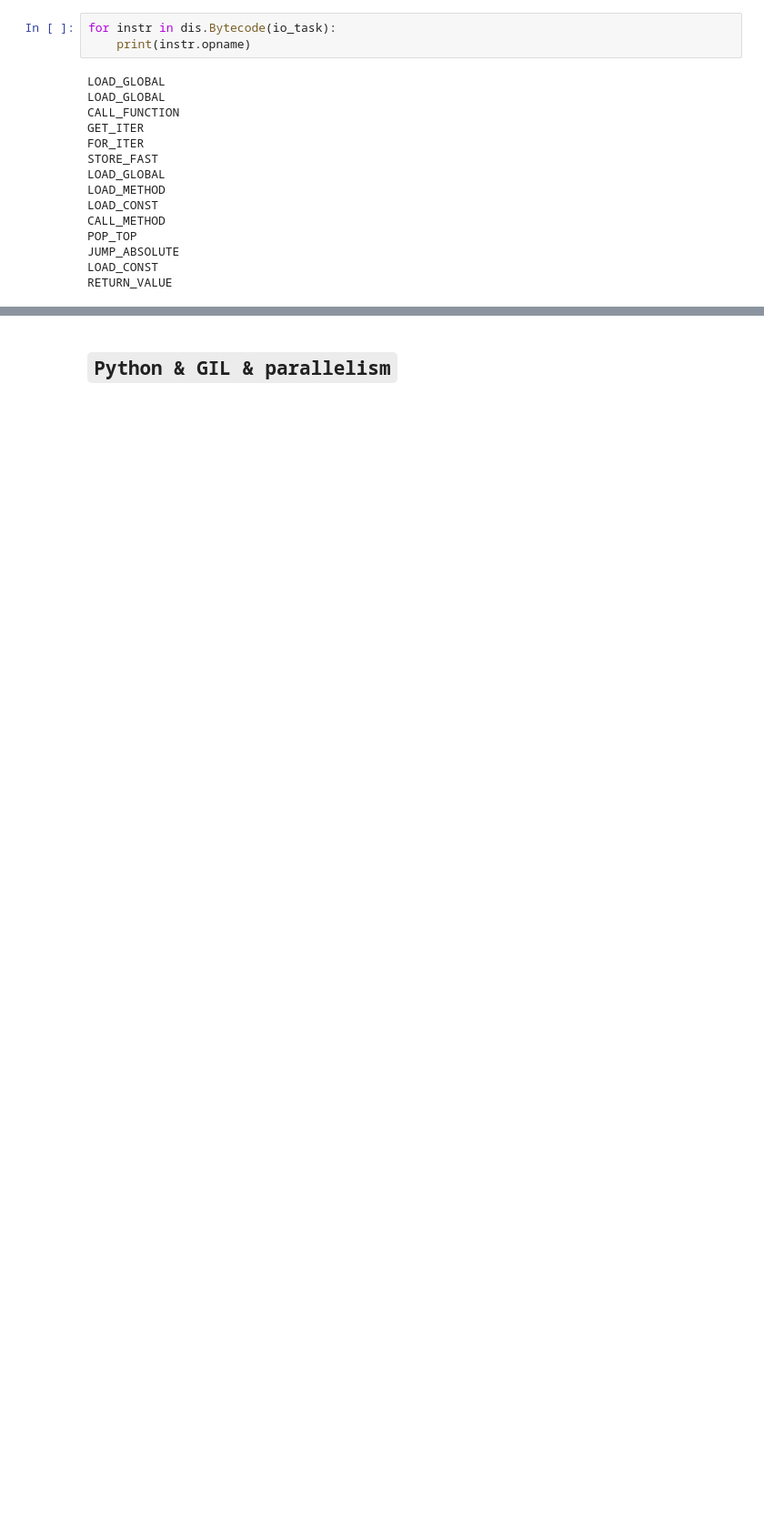
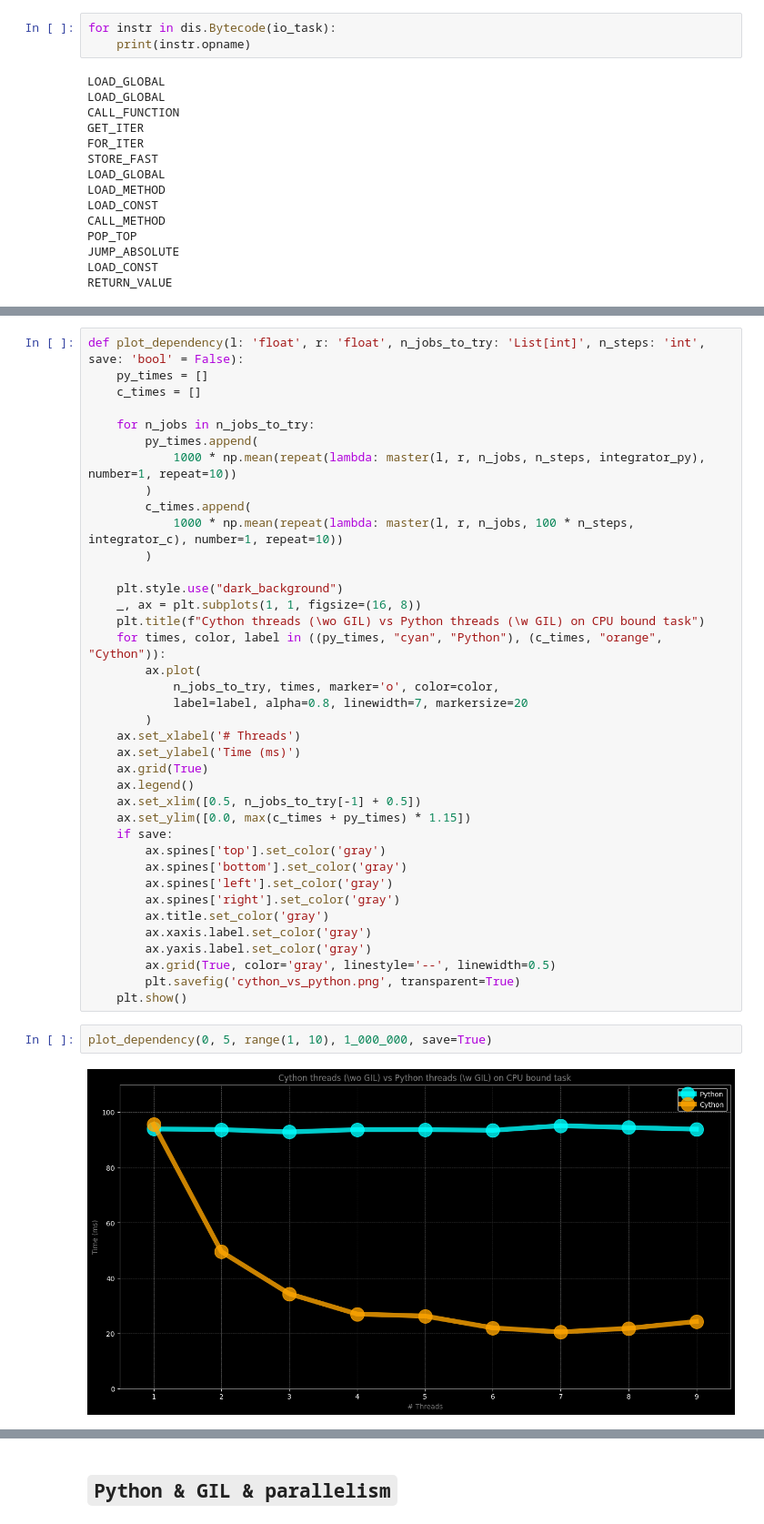
Before and after one commit to zinchse/parallel_python, a Jupyter notebook: parallel python.ipynb, the cells around one changed output, grey strips where cells are left out. Shown at 91% size. Saved outputs shown, nothing was run; the diff lists cells and outputs as text; blank space fills up the shorter version.

```diff
--- a/parallel python.ipynb
+++ b/parallel python.ipynb
@@ -362,0 +208,42 @@ plot_dependency(0, 1, range(1, 10), 1_000_000, save=True)
+# %%
+def plot_dependency(l: 'float', r: 'float', n_jobs_to_try: 'List[int]', n_steps: 'int', save: 'bool' = False):
+    py_times = []
+    c_times = []
+
+    for n_jobs in n_jobs_to_try:
+        py_times.append(
+            1000 * np.mean(repeat(lambda: master(l, r, n_jobs, n_steps, integrator_py), number=1, repeat=10))
+        )
+        c_times.append(
+            1000 * np.mean(repeat(lambda: master(l, r, n_jobs, 100 * n_steps, integrator_c), number=1, repeat=10))
+        )
+
+    plt.style.use("dark_background")
+    _, ax = plt.subplots(1, 1, figsize=(16, 8))
+    plt.title(f"Cython threads (\wo GIL) vs Python threads (\w GIL) on CPU bound task")
+    for times, color, label in ((py_times, "cyan", "Python"), (c_times, "orange", "Cython")):
+        ax.plot(
+            n_jobs_to_try, times, marker='o', color=color,
+            label=label, alpha=0.8, linewidth=7, markersize=20
+        )
+    ax.set_xlabel('# Threads')
+    ax.set_ylabel('Time (ms)')
+    ax.grid(True)
+    ax.legend()
+    ax.set_xlim([0.5, n_jobs_to_try[-1] + 0.5])
+    ax.set_ylim([0.0, max(c_times + py_times) * 1.15])
+    if save:
+        ax.spines['top'].set_color('gray')
+        ax.spines['bottom'].set_color('gray')
+        ax.spines['left'].set_color('gray')
+        ax.spines['right'].set_color('gray')
+        ax.title.set_color('gray')
+        ax.xaxis.label.set_color('gray')
+        ax.yaxis.label.set_color('gray')
+        ax.grid(True, color='gray', linestyle='--', linewidth=0.5)
+        plt.savefig('cython_vs_python.png', transparent=True)
+    plt.show()
+# %%
+plot_dependency(0, 5, range(1, 10), 1_000_000, save=True)
+# %% [output]
+[figure, added]
```
Also changed, not shown: parts of 67 cells of this notebook, 1 other file.
